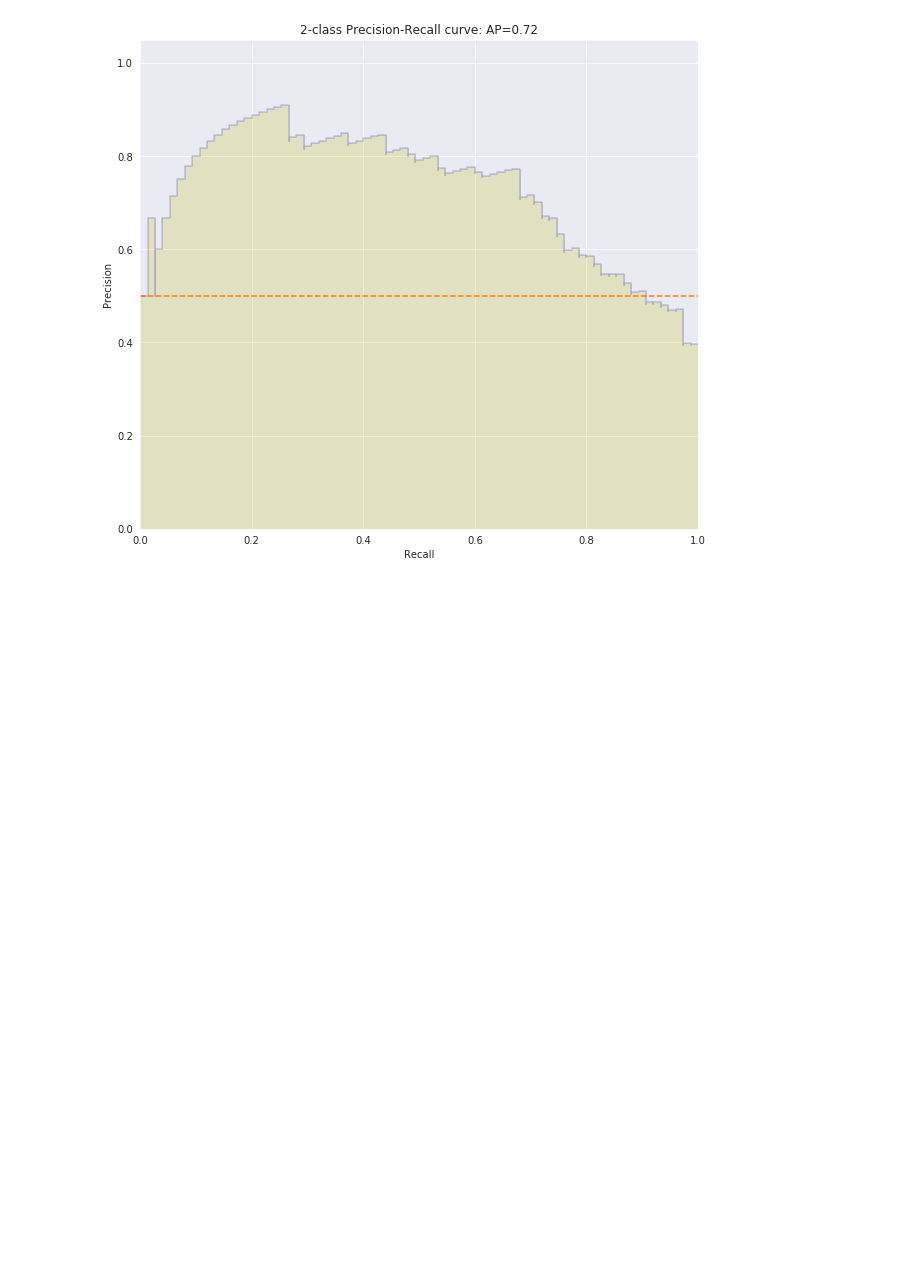
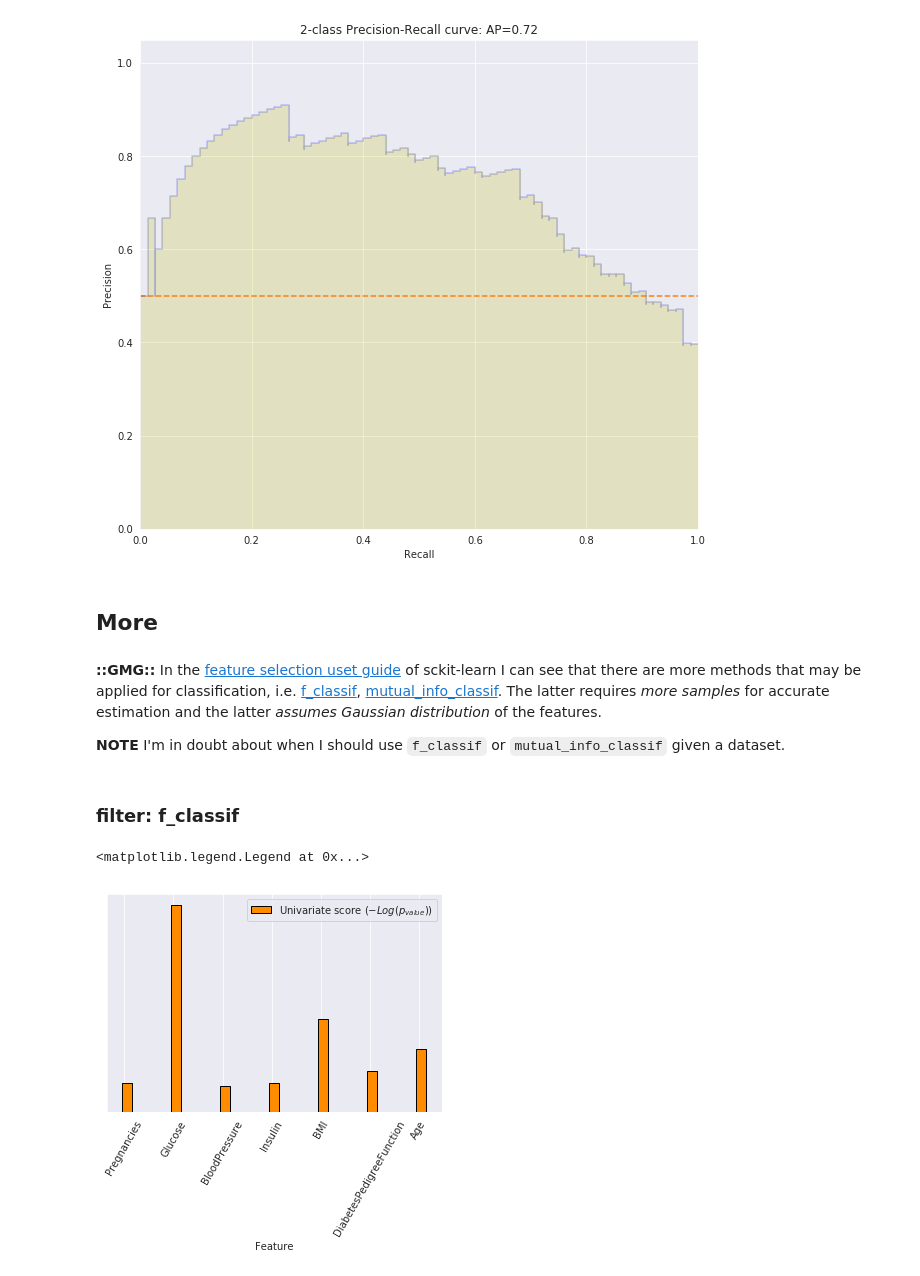
Before and after one commit to yerartdev/tfm-pb, a Jupyter notebook: poc-fs-filter-pima-indians-diabetes.ipynb, the cells around one changed output. Cells and saved outputs as stored; diff of their text form; code cells hidden in the pictures; blank space fills up the shorter version.

Commit message:
filter Method: f_classif with SelectKBest and SelectPercentil; no classification performed, just the feature selection; barplot of scores in code snippet from example in doc scikit-learn

```diff
--- a/poc-fs-filter-pima-indians-diabetes.ipynb
+++ b/poc-fs-filter-pima-indians-diabetes.ipynb
@@ -690,3 +688,11 @@ plt.title('2-class Precision-Recall curve: AP={0:0.2f}'.format(apc_bm_fs))
 # %% [output]
 Text(0.5, 1.0, '2-class Precision-Recall curve: AP=0.72')
 [figure]
+# %% [markdown]
+## More
+# %% [markdown]
+**::GMG::** In the [feature selection uset guide](https://scikit-learn.org/stable/modules/feature_selection.html) of sckit-learn I can see that there are more methods that may be applied for classification, i.e. [f_classif](https://scikit-learn.org/stable/modules/generated/sklearn.feature_selection.f_classif.html#sklearn.feature_selection.f_classif), [mutual_info_classif](https://scikit-learn.org/stable/modules/generated/sklearn.feature_selection.mutual_info_classif.html#sklearn.feature_selection.mutual_info_classif). The latter requires *more samples* for accurate estimation and the latter *assumes Gaussian distribution* of the features.
+
+**NOTE** I'm in doubt about when I should use `f_classif` or `mutual_info_classif` given a dataset.
+# %% [markdown]
+### filter: f_classif
@@ -692,0 +701,35 @@ Text(0.5, 1.0, '2-class Precision-Recall curve: AP=0.72')
+# %%
+#::GMG::I give a try to f_classif with another 'univariate feature selection' method, i.e. SelectPercentile
+# https://scikit-learn.org/stable/modules/generated/sklearn.feature_selection.f_classif.html
+# https://scikit-learn.org/stable/modules/generated/sklearn.feature_selection.SelectPercentile.html
+#
+# As seen in:
+# https://scikit-learn.org/stable/auto_examples/feature_selection/plot_feature_selection.html
+#
+# #############################################################################
+# Univariate feature selection with F-test for feature scoring
+# ==> NO <== We use the default selection function: the 10% most significant features
+#::GMG:: I use the 50% most significant features
+selector = SelectPercentile(score_func = f_classif, percentile = 50)
+selector.fit(x_train, y_train)
+scores = -np.log10(selector.pvalues_)
+scores /= scores.max()
+X_indices = np.arange(x_train.shape[-1])
+#plt.bar(X_indices - .45, scores, width=.2,
+#        label=r'Univariate score ($-Log(p_{value})$)', color='darkorange',
+#        edgecolor='black')
+plt.bar(X_indices + .05, scores, width=.2,
+        label=r'Univariate score ($-Log(p_{value})$)', color='darkorange',
+        edgecolor='black')
+#plt.xlabel('Feature number')
+plt.xlabel('Feature')
+# https://stackoverflow.com/questions/3100985/plot-with-custom-text-for-x-axis-points
+plt.xticks(ticks = X_indices,
+           labels = x_train.columns.tolist(),
+           rotation = 60)
+plt.yticks(())
+plt.axis('tight')
+plt.legend(loc='upper right')
+# %% [output]
+<matplotlib.legend.Legend at 0x...>
+[figure, added]
```
Also changed, not shown: parts of 19 cells of this notebook.
